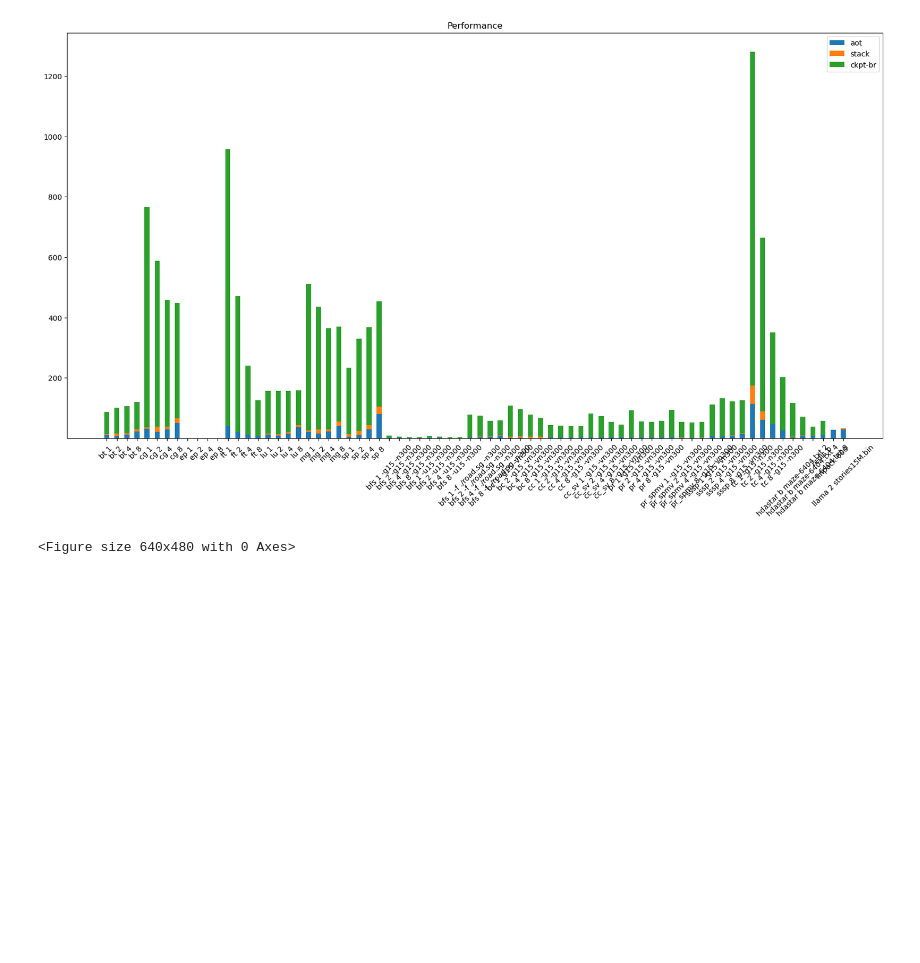
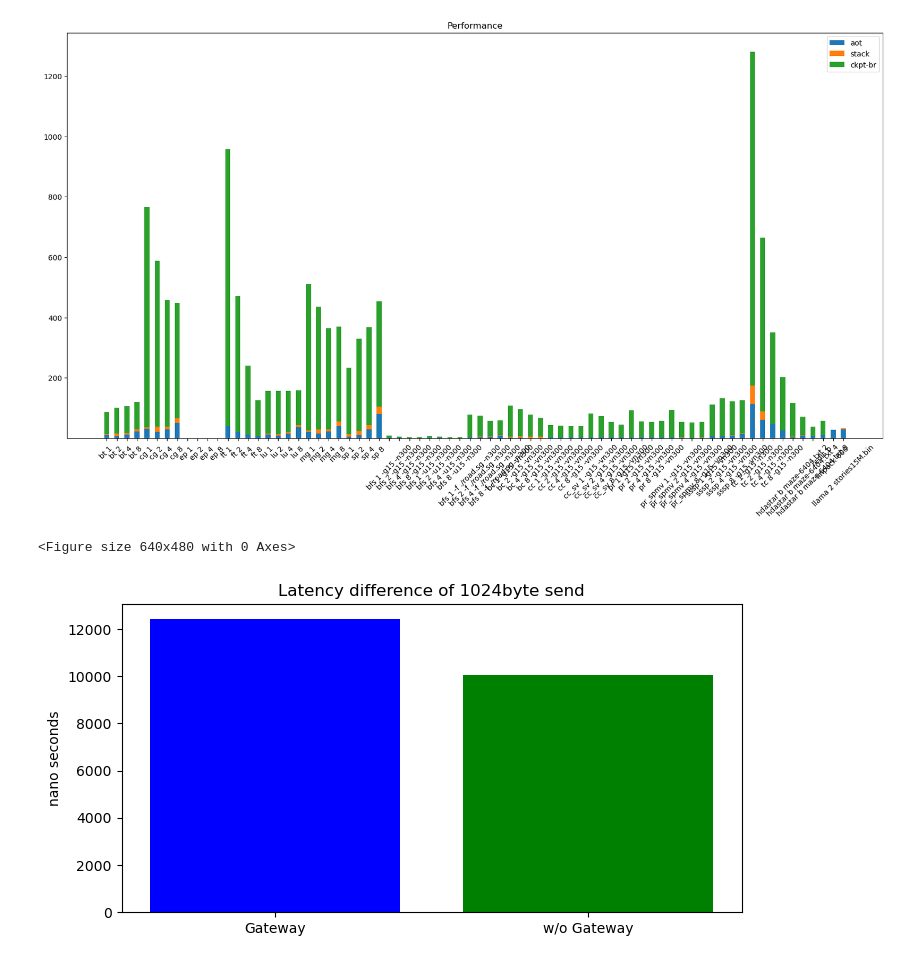
Before and after one commit to Multi-V-VM/MVVM, a Jupyter notebook: artifact/analyze.ipynb, the cells around one changed output. Saved outputs shown, nothing was run; the diff lists cells and outputs as text; code cells hidden in the pictures; blank space fills up the shorter version.

```diff
--- a/artifact/analyze.ipynb
+++ b/artifact/analyze.ipynb
@@ -1059,0 +1029,19 @@ plt.savefig("performance.pdf")
+# %%
+import matplotlib.pyplot as plt
+# Your data
+items = ["Gateway", "w/o Gateway"]
+values = [12430.734651, 10050.790838]
+
+# Creating a bar plot
+plt.figure(figsize=(8, 4))
+plt.bar(items, values, color=['blue', 'green'])
+
+# Adding labels and title
+plt.ylabel('nano seconds')
+plt.title('Latency difference of 1024byte send')
+
+
+# Display the plot
+plt.show()
+# %% [output]
+[figure, added]
```
Also changed, not shown: parts of 4 cells of this notebook, 14 other files.
